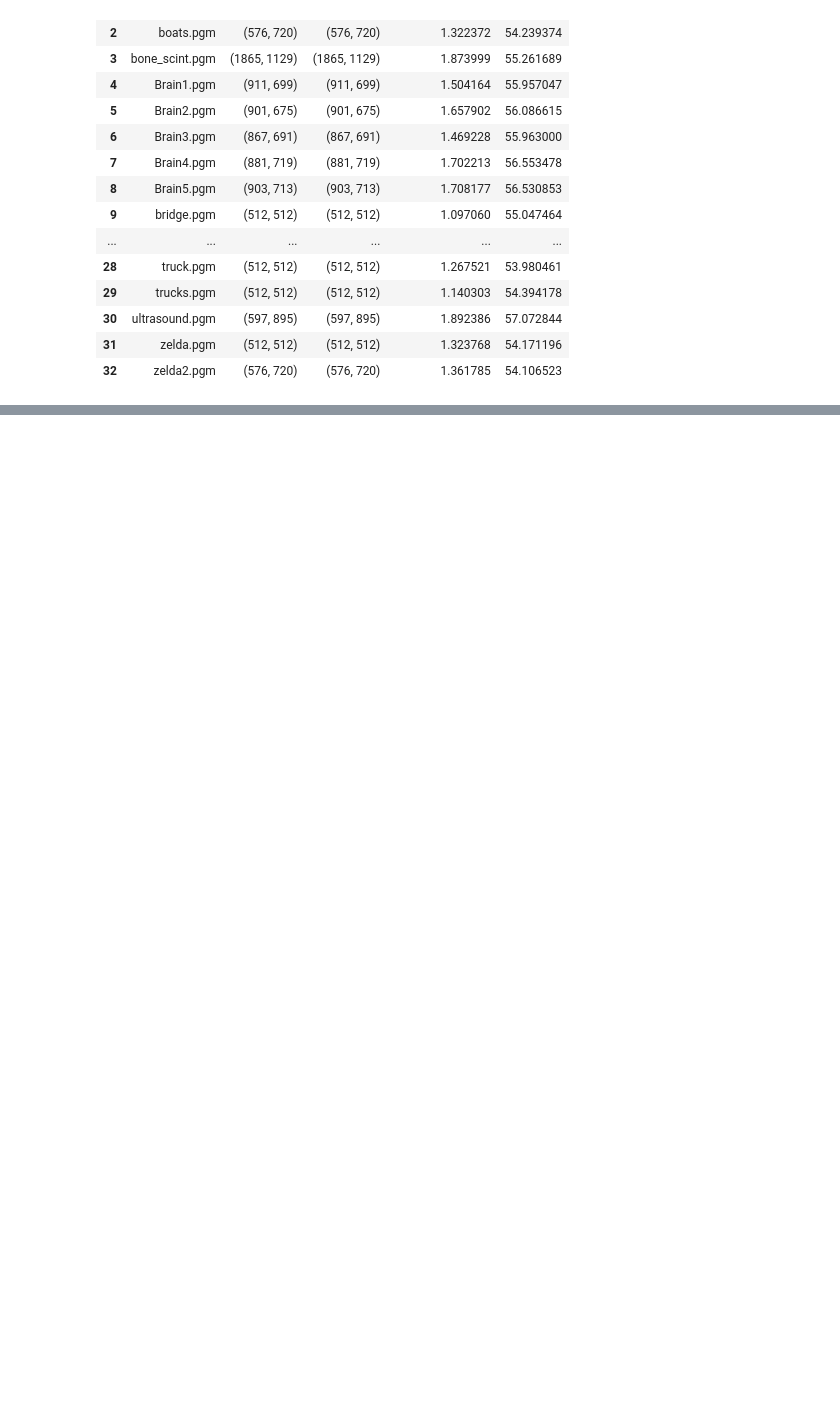
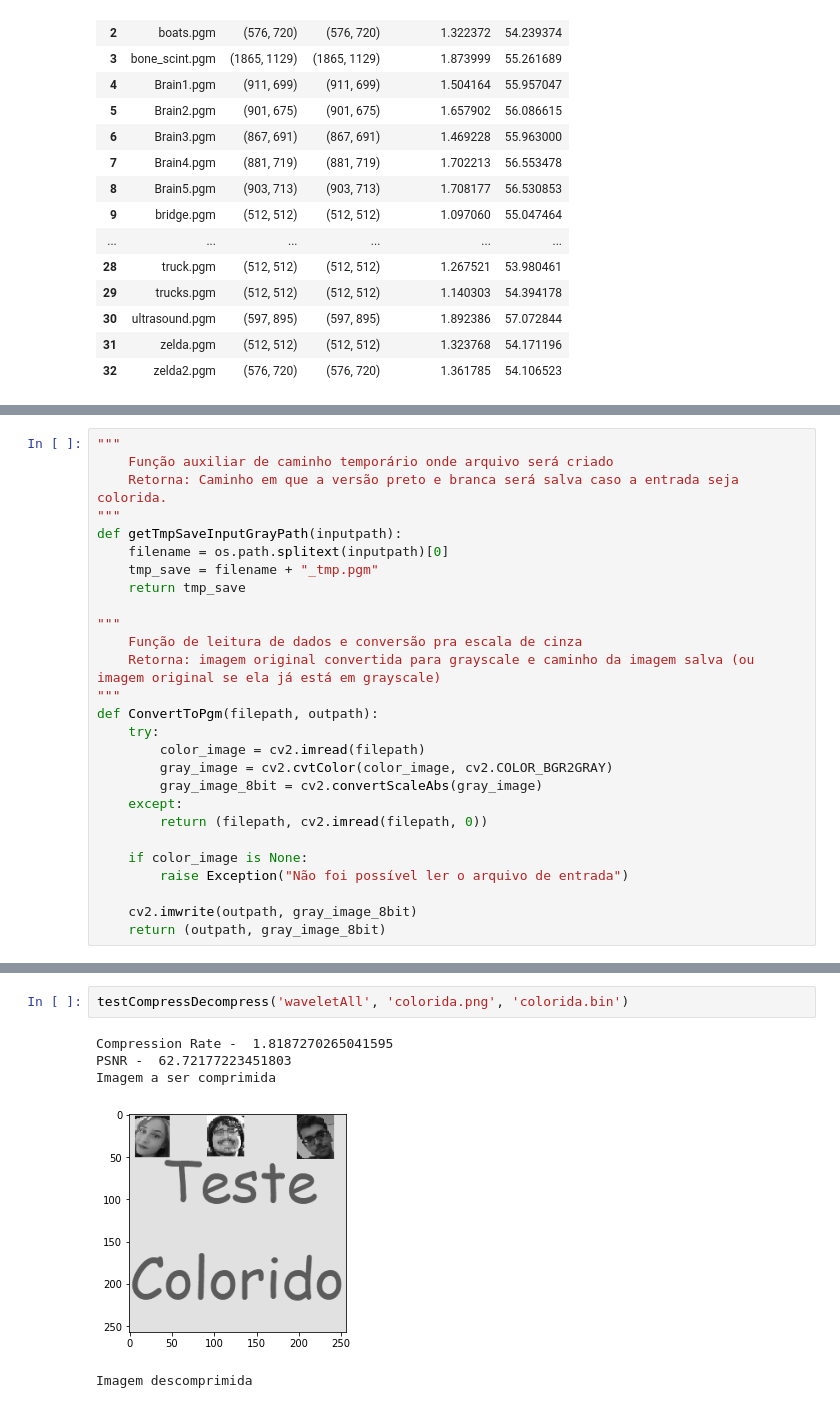
Before and after one commit to isisfcarvalho/tp1-icv, a Jupyter notebook: jpeg.ipynb, the cells around one changed output, grey strips where cells are left out. Cells and saved outputs as stored; diff of their text form; blank space fills up the shorter version.

```diff
--- a/jpeg.ipynb
+++ b/jpeg.ipynb
@@ -964,0 +1114,27 @@ file1.close()
+# %%
+"""
+    Função auxiliar de caminho temporário onde arquivo será criado
+    Retorna: Caminho em que a versão preto e branca será salva caso a entrada seja colorida.
+"""
+def getTmpSaveInputGrayPath(inputpath):
+    filename = os.path.splitext(inputpath)[0]
+    tmp_save = filename + "_tmp.pgm"
+    return tmp_save
+
+"""
+    Função de leitura de dados e conversão pra escala de cinza
+    Retorna: imagem original convertida para grayscale e caminho da imagem salva (ou imagem original se ela já está em grayscale)
+"""
+def ConvertToPgm(filepath, outpath):
+    try:
+        color_image = cv2.imread(filepath)
+        gray_image = cv2.cvtColor(color_image, cv2.COLOR_BGR2GRAY)
+        gray_image_8bit = cv2.convertScaleAbs(gray_image)
+    except:
+        return (filepath, cv2.imread(filepath, 0))
+
+    if color_image is None:
+        raise Exception("Não foi possível ler o arquivo de entrada")
+
+    cv2.imwrite(outpath, gray_image_8bit)
+    return (outpath, gray_image_8bit)
@@ -964,0 +1213,8 @@ file1.close()
+# %%
+testCompressDecompress('waveletAll', 'colorida.png', 'colorida.bin')
+# %% [output]
+Compression Rate -  1.8187270265041595
+PSNR -  62.72177223451803
+Imagem a ser comprimida
+[figure, added]
+Imagem descomprimida
```
Also changed, not shown: parts of 76 cells of this notebook.
